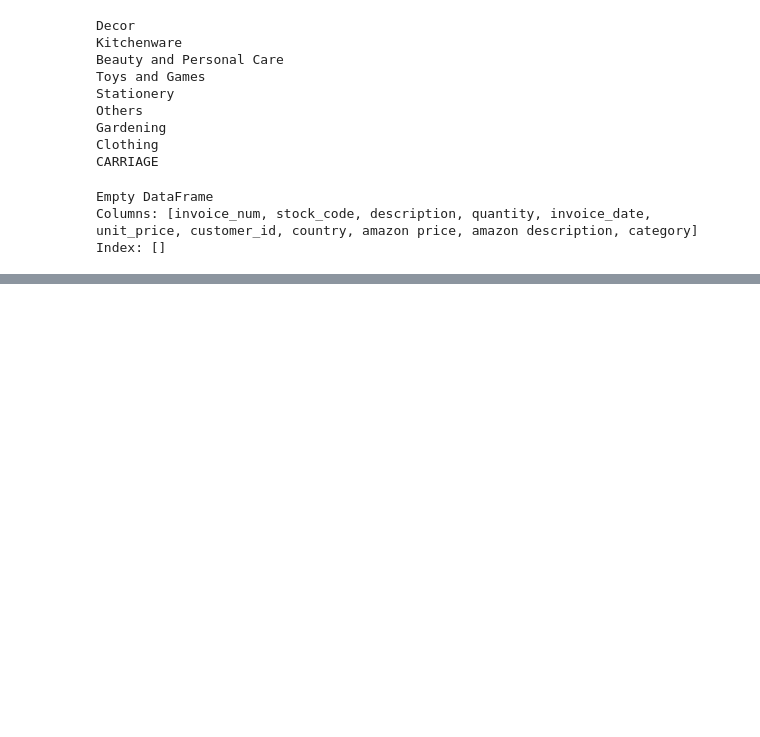
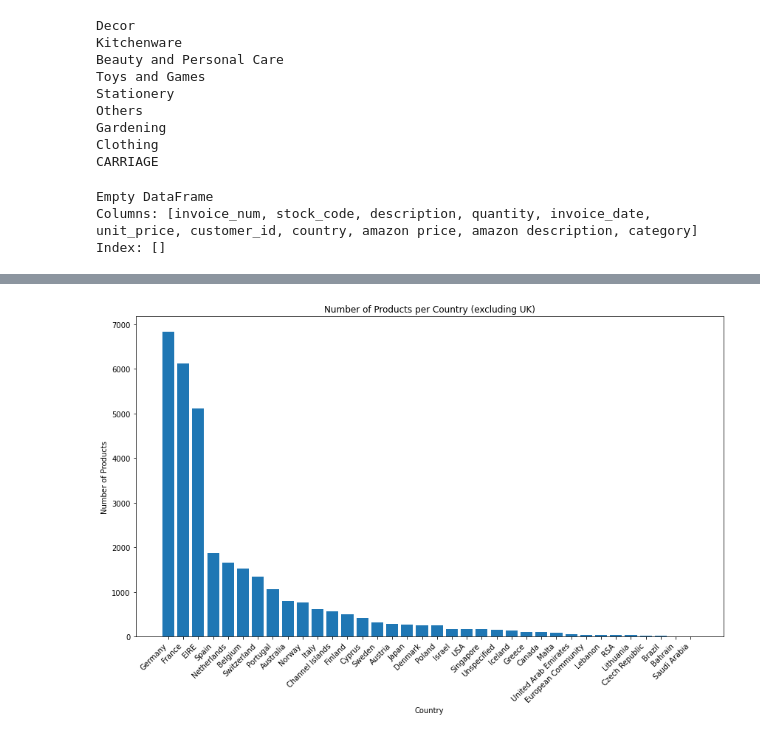
Before and after one commit to Ivan-Curmi/FinalProject, a Jupyter notebook: final_project_test_fabien.ipynb, the cells around one changed output, grey strips where cells are left out. Drawn from its saved outputs; the diff is of its cells as text; code cells hidden in the pictures; blank space fills up the shorter version.

```diff
--- a/final_project_test_fabien.ipynb
+++ b/final_project_test_fabien.ipynb
@@ -820,0 +903,20 @@ Index: []
+# %%
+# Count the occurrences of each country
+country_counts = data_new['country'].value_counts()
+
+# Exclude "UK" from the plot
+country_counts = country_counts[country_counts.index != 'United Kingdom']
+
+# Create a bar plot
+plt.figure(figsize=(12, 8))
+plt.bar(country_counts.index, country_counts.values)
+plt.xlabel("Country")
+plt.ylabel("Number of Products")
+plt.title("Number of Products per Country (excluding UK)")
+plt.xticks(rotation=45, ha='right')
+plt.tight_layout()
+
+# Display the plot
+plt.show()
+# %% [output]
+[figure, added]
```
Also changed, not shown: parts of 19 cells of this notebook.
